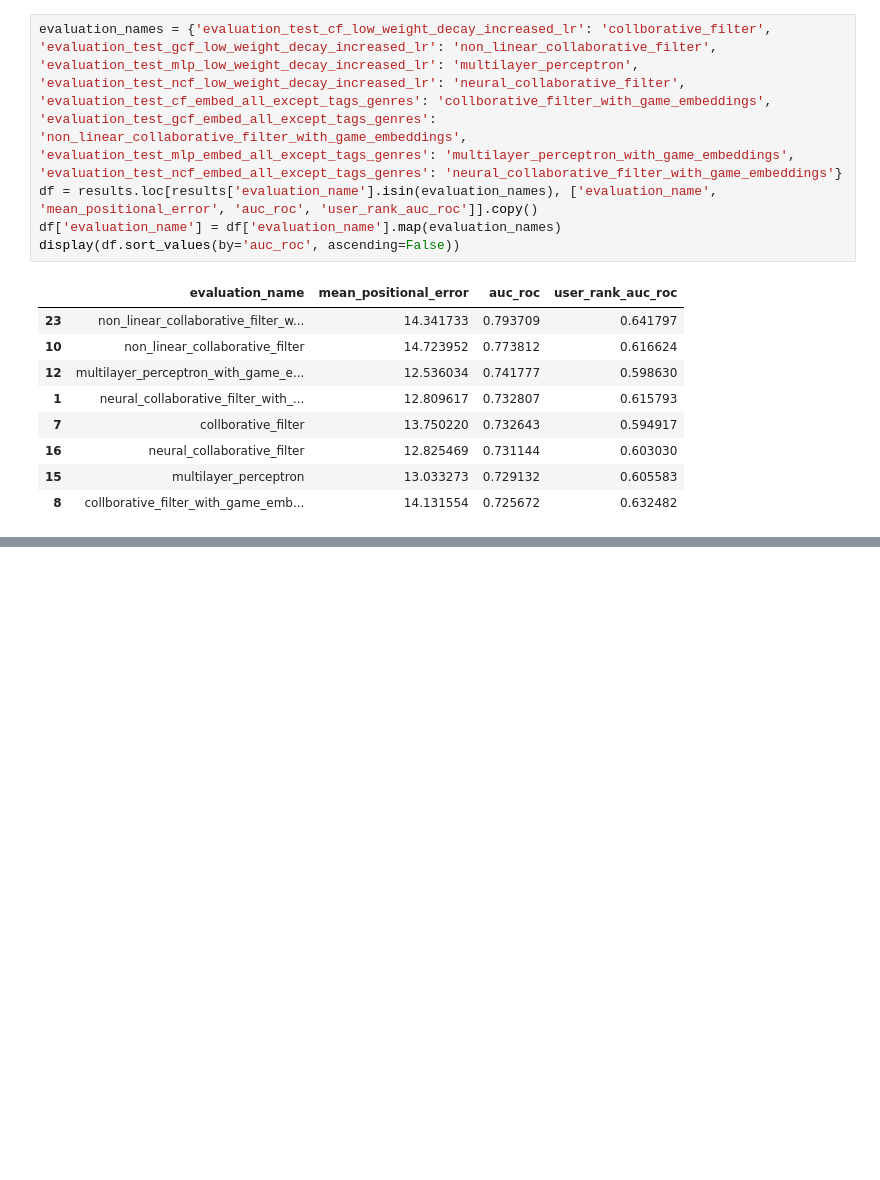
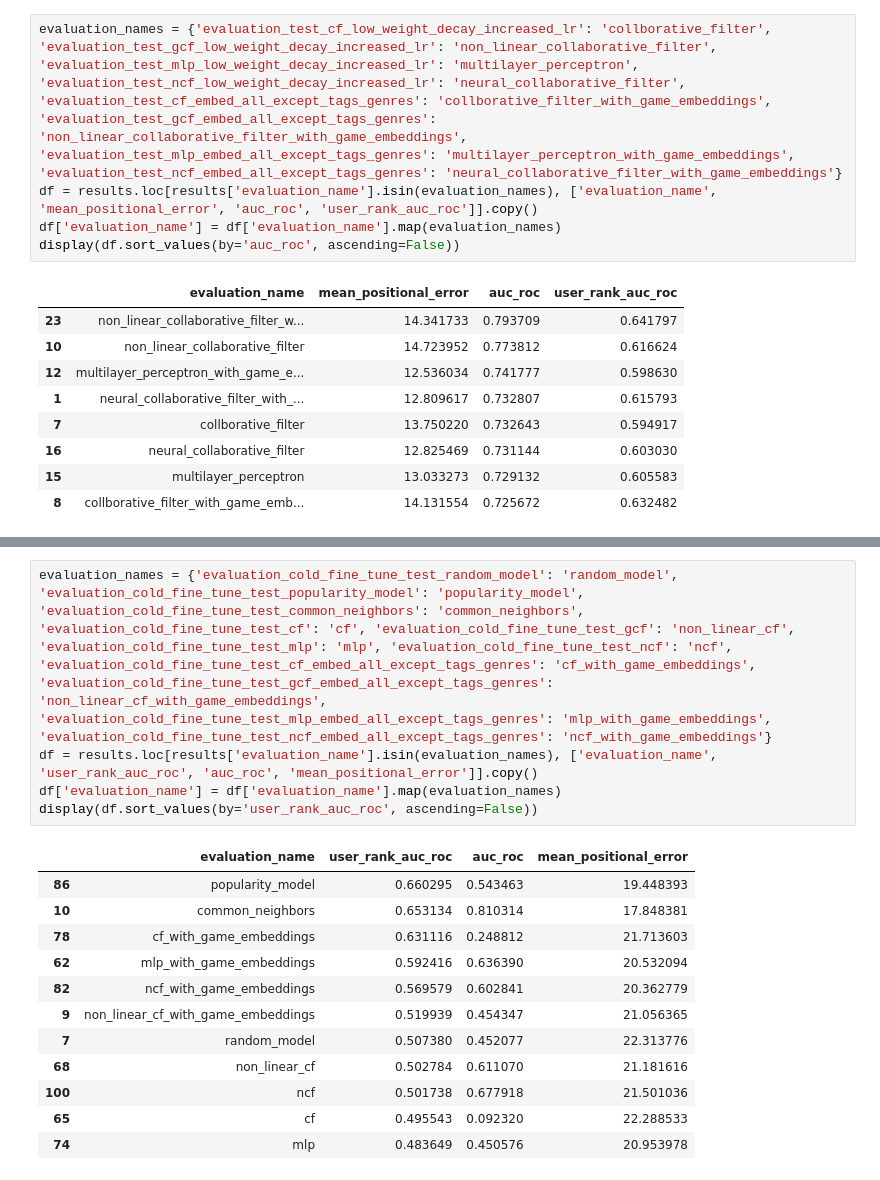
Before and after one commit to GitHubNoskcaj211/ml-projects-project, a Jupyter notebook: evaluation/vis_results.ipynb, the cells around one changed output, grey strips where cells are left out. Drawn from its saved outputs; the diff is of its cells as text; blank space fills up the shorter version.

```diff
--- a/evaluation/vis_results.ipynb
+++ b/evaluation/vis_results.ipynb
@@ -149,0 +182,18 @@ display(df.sort_values(by='auc_roc', ascending=False))
+# %%
+evaluation_names = {'evaluation_cold_fine_tune_test_random_model': 'random_model', 'evaluation_cold_fine_tune_test_popularity_model': 'popularity_model', 'evaluation_cold_fine_tune_test_common_neighbors': 'common_neighbors', 'evaluation_cold_fine_tune_test_cf': 'cf', 'evaluation_cold_fine_tune_test_gcf': 'non_linear_cf', 'evaluation_cold_fine_tune_test_mlp': 'mlp', 'evaluation_cold_fine_tune_test_ncf': 'ncf', 'evaluation_cold_fine_tune_test_cf_embed_all_except_tags_genres': 'cf_with_game_embeddings', 'evaluation_cold_fine_tune_test_gcf_embed_all_except_tags_genres': 'non_linear_cf_with_game_embeddings', 'evaluation_cold_fine_tune_test_mlp_embed_all_except_tags_genres': 'mlp_with_game_embeddings', 'evaluation_cold_fine_tune_test_ncf_embed_all_except_tags_genres': 'ncf_with_game_embeddings'}
+df = results.loc[results['evaluation_name'].isin(evaluation_names), ['evaluation_name', 'user_rank_auc_roc', 'auc_roc', 'mean_positional_error']].copy()
+df['evaluation_name'] = df['evaluation_name'].map(evaluation_names)
+display(df.sort_values(by='user_rank_auc_roc', ascending=False))
+# %% [output]
+|  | evaluation_name | user_rank_auc_roc | auc_roc | mean_positional_error |
+| 86 | popularity_model | 0.660295 | 0.543463 | 19.448393 |
+| 10 | common_neighbors | 0.653134 | 0.810314 | 17.848381 |
+| 78 | cf_with_game_embeddings | 0.631116 | 0.248812 | 21.713603 |
+| 62 | mlp_with_game_embeddings | 0.592416 | 0.636390 | 20.532094 |
+| 82 | ncf_with_game_embeddings | 0.569579 | 0.602841 | 20.362779 |
+| 9 | non_linear_cf_with_game_embeddings | 0.519939 | 0.454347 | 21.056365 |
+| 7 | random_model | 0.507380 | 0.452077 | 22.313776 |
+| 68 | non_linear_cf | 0.502784 | 0.611070 | 21.181616 |
+| 100 | ncf | 0.501738 | 0.677918 | 21.501036 |
+| 65 | cf | 0.495543 | 0.092320 | 22.288533 |
+| 74 | mlp | 0.483649 | 0.450576 | 20.953978 |
```
Also changed, not shown: parts of 5 cells of this notebook.
